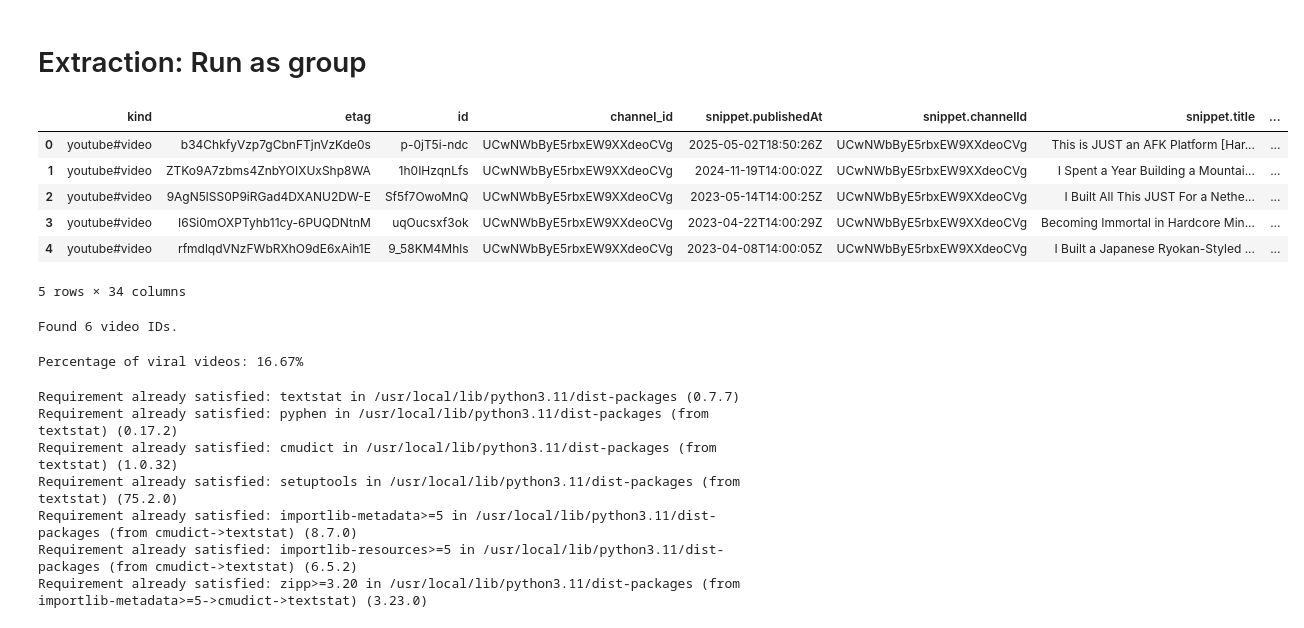
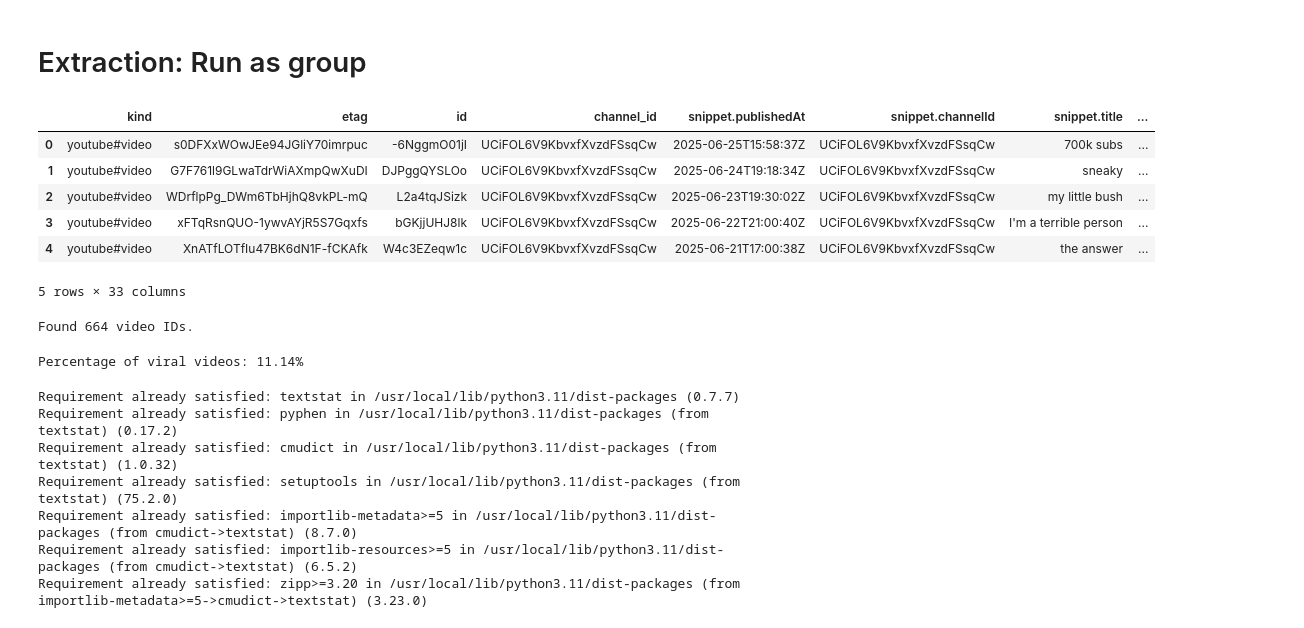
Before and after one commit to rithikkulkarni/Video-Virality, a Jupyter notebook: notebooks/feature_extraction.ipynb, the cells around one changed output. Drawn from its saved outputs; the diff is of its cells as text; code cells hidden in the pictures.

Commit message:
Tested and adapted feature_extraction notebook with larger sample data

```diff
--- a/notebooks/feature_extraction.ipynb
+++ b/notebooks/feature_extraction.ipynb
@@ -3,20 +3,22 @@
 # %% [markdown]
 # Extraction: Run as group
 # %%
+filename = "ken.csv"
+
 # Load the CSV
 import pandas as pd
 
-url = "https://raw.githubusercontent.com/rithikkulkarni/Video-Virality-Testing/refs/heads/main/data/javathecraft.csv"
+url = f"https://raw.githubusercontent.com/rithikkulkarni/Video-Virality-Testing/refs/heads/main/data/{filename}"
 df = pd.read_csv(url)
 df.head()
 # %% [output]
 |  | kind | etag | id | channel_id | snippet.publishedAt | snippet.channelId | snippet.title | ... |
-| 0 | youtube#video | b34ChkfyVzp7gCbnFTjnVzKde0s | p-0jT5i-ndc | UCwNWbByE5rbxEW9XXdeoCVg | 2025-05-02T18:50:26Z | UCwNWbByE5rbxEW9XXdeoCVg | This is JUST an AFK Platform [Har... | ... |
-| 1 | youtube#video | ZTKo9A7zbms4ZnbYOIXUxShp8WA | 1h0IHzqnLfs | UCwNWbByE5rbxEW9XXdeoCVg | 2024-11-19T14:00:02Z | UCwNWbByE5rbxEW9XXdeoCVg | I Spent a Year Building a Mountai... | ... |
-| 2 | youtube#video | 9AgN5lSS0P9iRGad4DXANU2DW-E | Sf5f7OwoMnQ | UCwNWbByE5rbxEW9XXdeoCVg | 2023-05-14T14:00:25Z | UCwNWbByE5rbxEW9XXdeoCVg | I Built All This JUST For a Nethe... | ... |
-| 3 | youtube#video | I6Si0mOXPTyhb11cy-6PUQDNtnM | uqOucsxf3ok | UCwNWbByE5rbxEW9XXdeoCVg | 2023-04-22T14:00:29Z | UCwNWbByE5rbxEW9XXdeoCVg | Becoming Immortal in Hardcore Min... | ... |
-| 4 | youtube#video | rfmdlqdVNzFWbRXhO9dE6xAih1E | 9_58KM4Mhls | UCwNWbByE5rbxEW9XXdeoCVg | 2023-04-08T14:00:05Z | UCwNWbByE5rbxEW9XXdeoCVg | I Built a Japanese Ryokan-Styled ... | ... |
+| 0 | youtube#video | s0DFXxWOwJEe94JGliY70imrpuc | -6NggmO01jI | UCiFOL6V9KbvxfXvzdFSsqCw | 2025-06-25T15:58:37Z | UCiFOL6V9KbvxfXvzdFSsqCw | 700k subs | ... |
+| 1 | youtube#video | G7F761l9GLwaTdrWiAXmpQwXuDI | DJPggQYSLOo | UCiFOL6V9KbvxfXvzdFSsqCw | 2025-06-24T19:18:34Z | UCiFOL6V9KbvxfXvzdFSsqCw | sneaky | ... |
+| 2 | youtube#video | WDrflpPg_DWm6TbHjhQ8vkPL-mQ | L2a4tqJSizk | UCiFOL6V9KbvxfXvzdFSsqCw | 2025-06-23T19:30:02Z | UCiFOL6V9KbvxfXvzdFSsqCw | my little bush | ... |
+| 3 | youtube#video | xFTqRsnQUO-1ywvAYjR5S7Gqxfs | bGKjjUHJ8lk | UCiFOL6V9KbvxfXvzdFSsqCw | 2025-06-22T21:00:40Z | UCiFOL6V9KbvxfXvzdFSsqCw | I'm a terrible person | ... |
+| 4 | youtube#video | XnATfLOTfIu47BK6dN1F-fCKAfk | W4c3EZeqw1c | UCiFOL6V9KbvxfXvzdFSsqCw | 2025-06-21T17:00:38Z | UCiFOL6V9KbvxfXvzdFSsqCw | the answer | ... |
-5 rows × 34 columns
+5 rows × 33 columns
 # %%
 # Extract video IDs
 video_ids = df["id"].dropna().unique().tolist()
@@ -44,7 +46,7 @@ def download_thumbnail(video_id):
 
 paths = [download_thumbnail(vid) for vid in video_ids]
 # %% [output]
-Found 6 video IDs.
+Found 664 video IDs.
 # %%
 # Extract visual features
 import numpy as np
@@ -199,7 +200,7 @@ viral_percentage = (df["viral"].sum() / len(df)) * 100
 
 print(f"Percentage of viral videos: {viral_percentage:.2f}%")
 # %% [output]
-Percentage of viral videos: 16.67%
+Percentage of viral videos: 11.14%
 # %%
 # Dropping bad columns/features
 columns_to_drop = ['kind',
```
Also changed, not shown: parts of 5 cells of this notebook.
